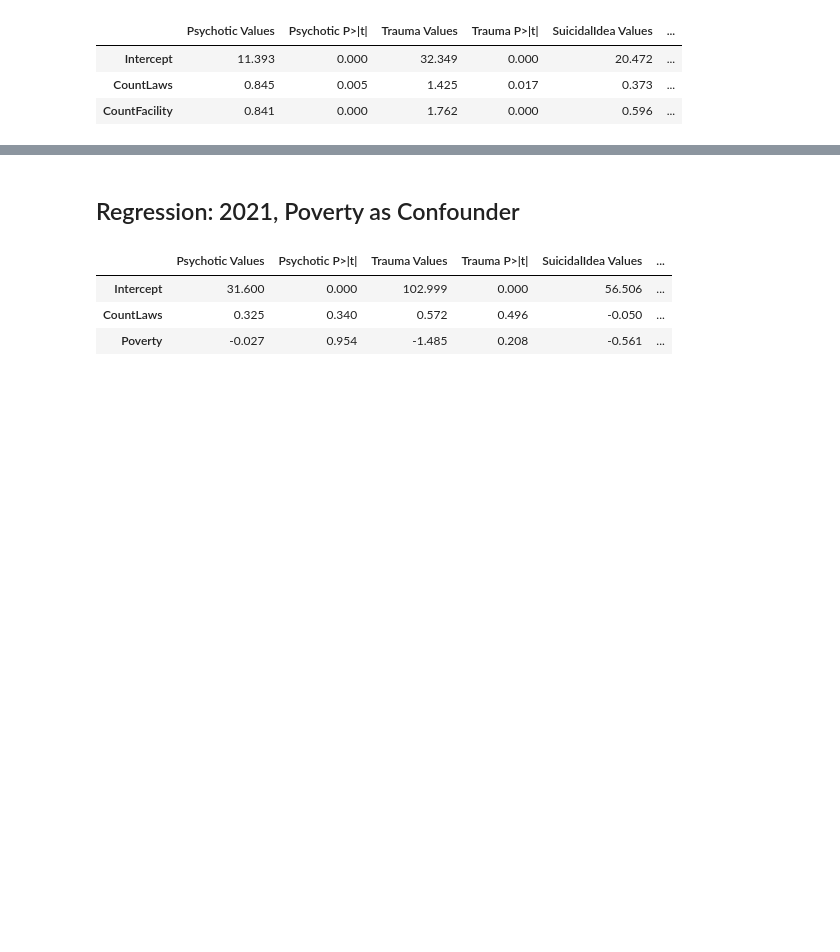
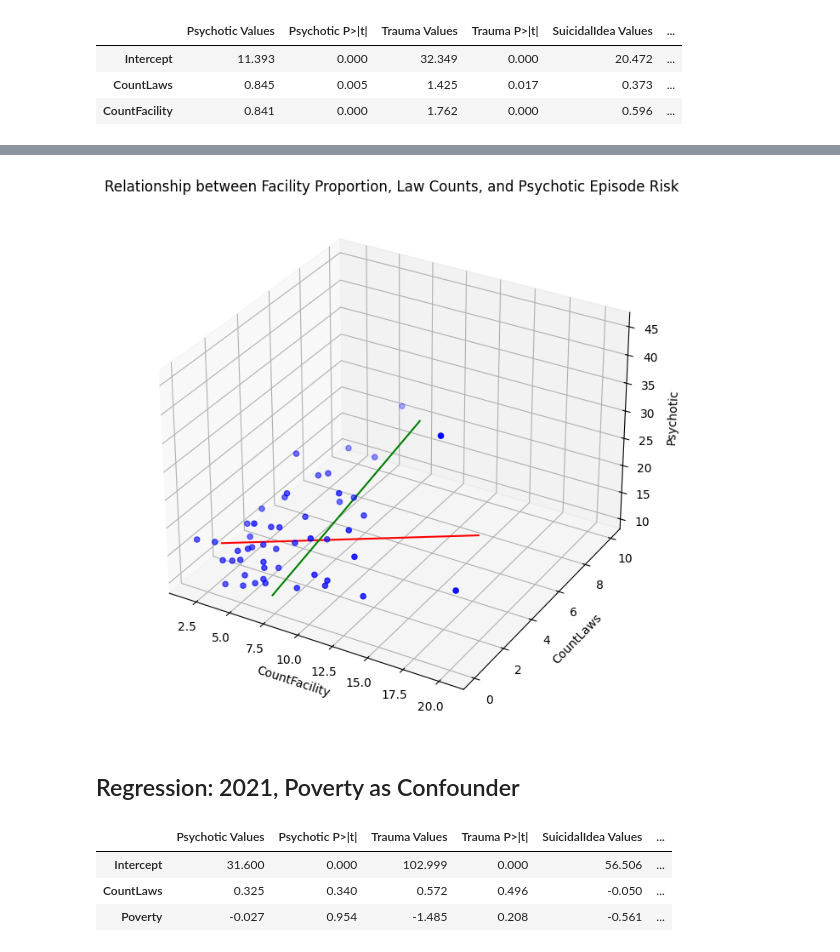
Before and after one commit to sofiatka/LGBTQ-Laws-and-MH, a Jupyter notebook: FinalProject_Group126_WI24.ipynb, the cells around one changed output, grey strips where cells are left out. Cells and saved outputs as stored; diff of their text form; code cells hidden in the pictures; blank space fills up the shorter version.

```diff
--- a/FinalProject_Group126_WI24.ipynb
+++ b/FinalProject_Group126_WI24.ipynb
@@ -1480,3 +1490,39 @@ results_adults
+# %%
+import matplotlib.pyplot as plt
+from mpl_toolkits.mplot3d import Axes3D
+
+
+
+fig = plt.figure(figsize=(10, 8))
+ax = fig.add_subplot(111, projection='3d')
+
+ax.scatter(mh_laws_20_adult['CountFacility'], mh_laws_20_adult['CountLaws'], mh_laws_20_adult['Psychotic'], c='blue', marker='o')
+
+ax.set_xlabel('CountFacility')
+ax.set_ylabel('CountLaws')
+ax.set_zlabel('Psychotic')
+# Plot lines for each predictor
+x_line = np.linspace(mh_laws_20_adult['CountFacility'].min(), mh_laws_20_adult['CountFacility'].max(), 100)
+y_line = np.linspace(mh_laws_20_adult['CountLaws'].min(), mh_laws_20_adult['CountLaws'].max(), 100)
+
+
+slope_p1 = 0.841
+intercept_p1 = 11.393
+z_line_p1 = slope_p1 * x_line + intercept_p1
+ax.plot(x_line, np.full_like(x_line, mh_laws_20_adult['CountLaws'].mean()), z_line_p1, color='red', label='facility count Line')
+
+
+slope_p2 = 0.845
+intercept_p2 = 11.393
+z_line_p2 = slope_p2 * y_line + intercept_p2
+ax.plot(np.full_like(y_line, mh_laws_20_adult['CountFacility'].mean()), y_line, z_line_p2, color='green', label='number laws')
+
+
+
+plt.title('Relationship between Facility Proportion, Law Counts, and Psychotic Episode Risk')
+plt.show()
+# %% [output]
+[figure, added]
 # %% [markdown]
 ## Regression: 2021, Poverty as Confounder
 # %%
```
Also changed, not shown: parts of 5 cells of this notebook.
